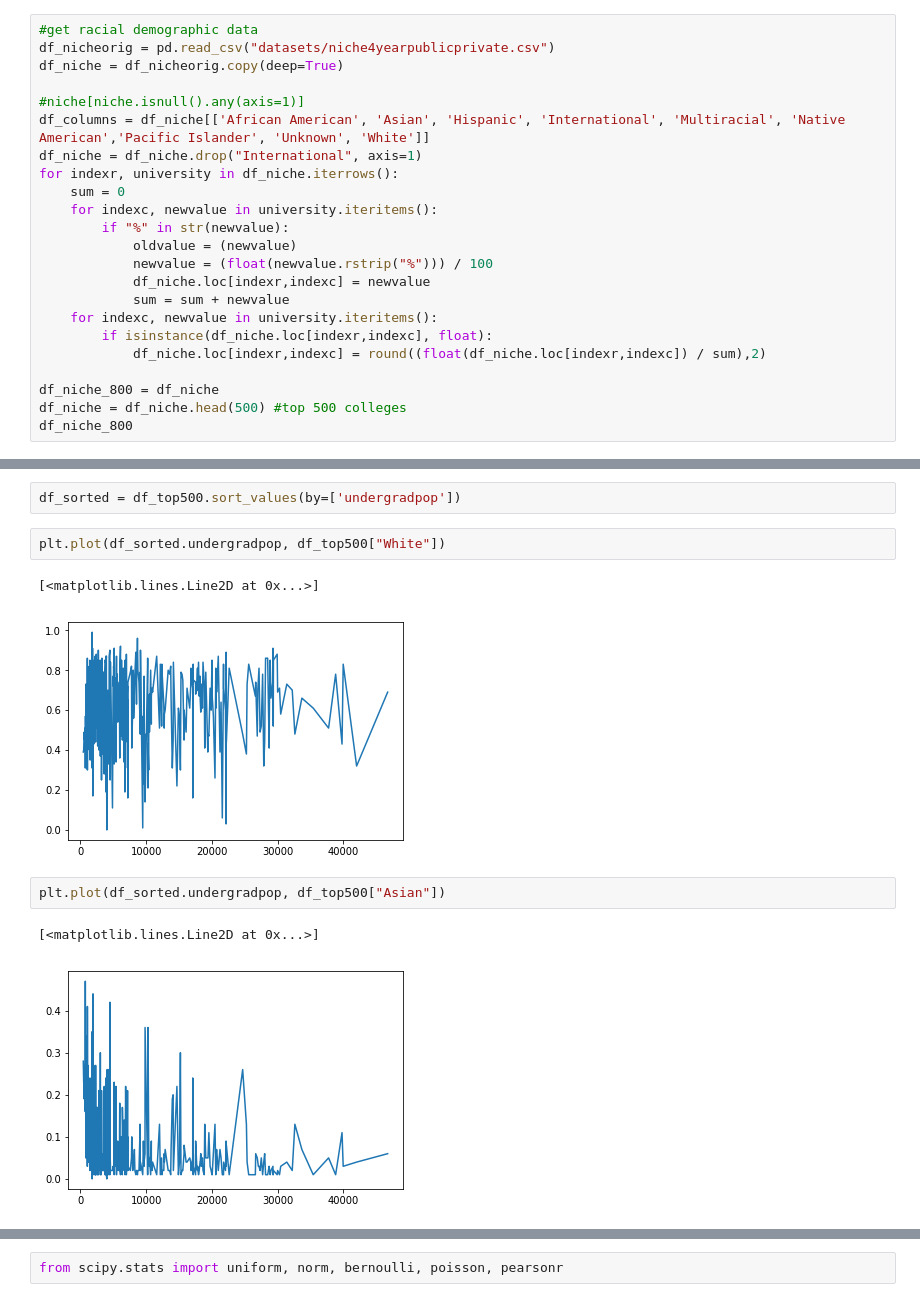
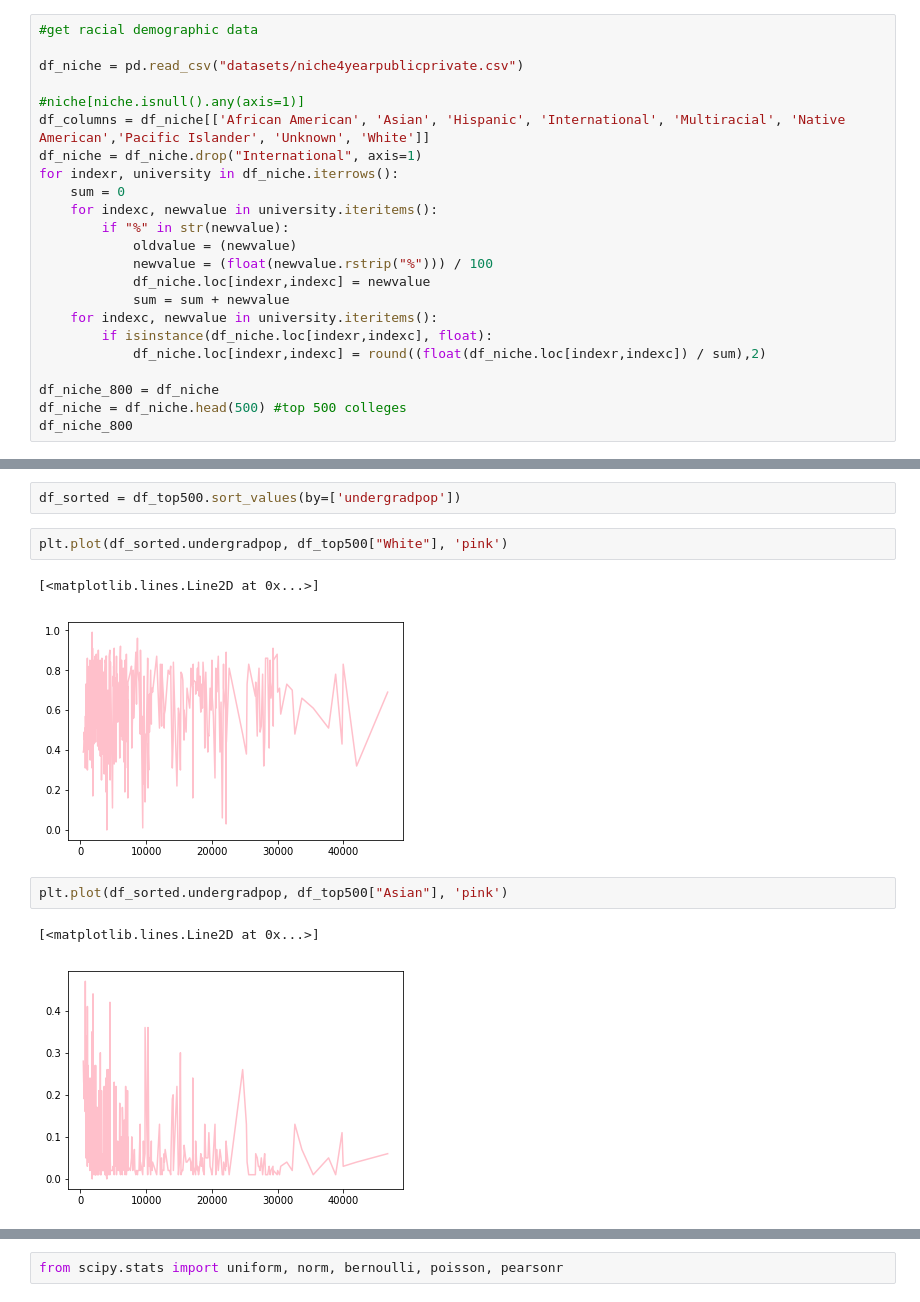
Before and after one commit to nforesti/education, a Jupyter notebook: top500_undergradpop_demographic.ipynb, the cells around one changed output, grey strips where cells are left out. Saved outputs shown, nothing was run; the diff lists cells and outputs as text.

```diff
--- a/top500_undergradpop_demographic.ipynb
+++ b/top500_undergradpop_demographic.ipynb
@@ -4,8 +4,8 @@ import numpy as np
 import matplotlib.pyplot as plt
 # %%
 #get racial demographic data
-df_nicheorig = pd.read_csv("datasets/niche4yearpublicprivate.csv")
-df_niche = df_nicheorig.copy(deep=True)
+
+df_niche = pd.read_csv("datasets/niche4yearpublicprivate.csv")
 
 #niche[niche.isnull().any(axis=1)]
 df_columns = df_niche[['African American', 'Asian', 'Hispanic', 'International', 'Multiracial', 'Native American','Pacific Islander', 'Unknown', 'White']]
@@ -152,13 +152,13 @@ plt.plot(df_top500.undergradpop, df_top500["White"])
 # %%
 df_sorted = df_top500.sort_values(by=['undergradpop'])
 # %%
-plt.plot(df_sorted.undergradpop, df_top500["White"])
+plt.plot(df_sorted.undergradpop, df_top500["White"], 'pink')
 # %% [output]
 [<matplotlib.lines.Line2D at 0x...>]
-[figure, old version]
+[figure, new version]
 # %%
-plt.plot(df_sorted.undergradpop, df_top500["Asian"])
+plt.plot(df_sorted.undergradpop, df_top500["Asian"], 'pink')
 # %% [output]
 [<matplotlib.lines.Line2D at 0x...>]
-[figure, old version]
+[figure, new version]
 # %%
```
Also changed, not shown: parts of 10 cells of this notebook, 1 other file.
